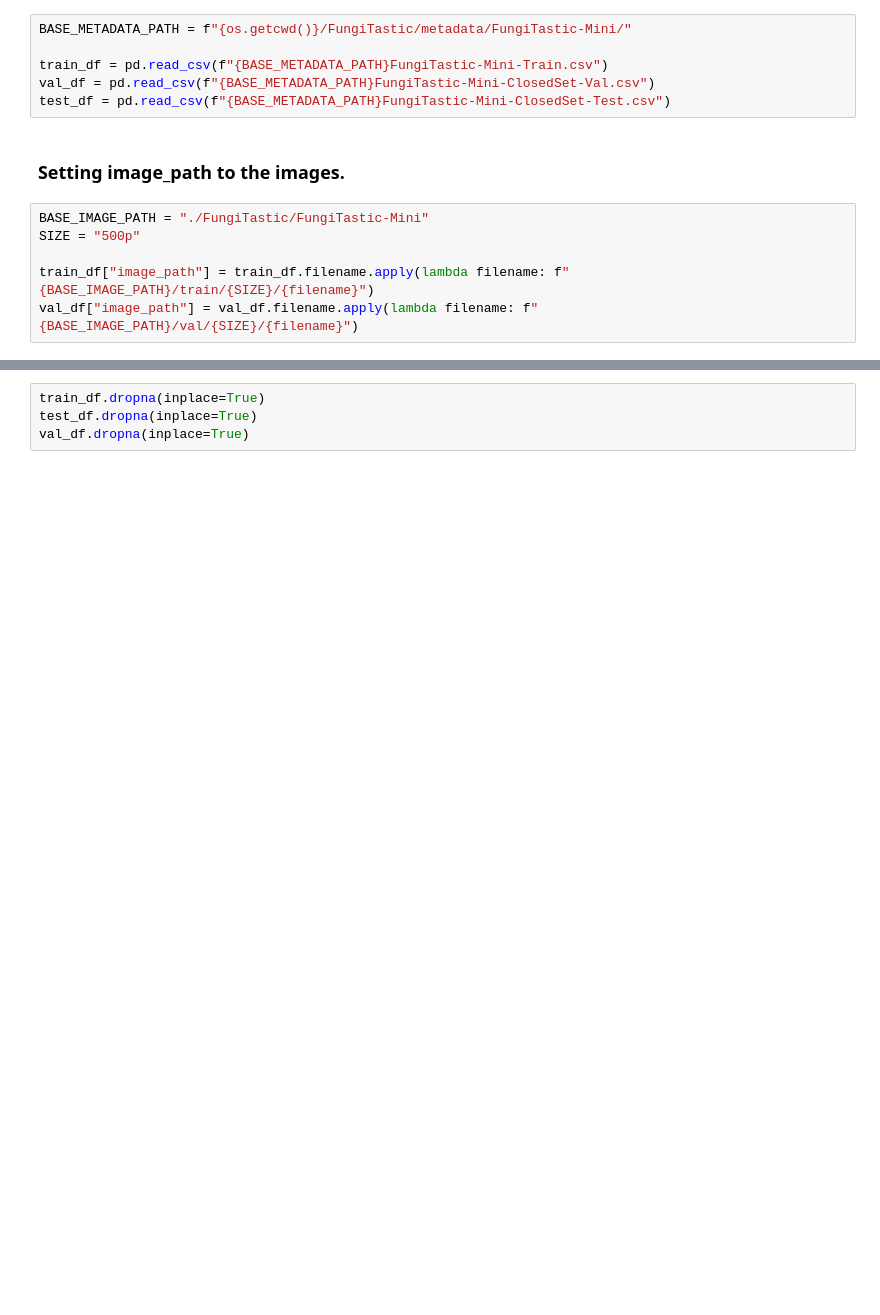
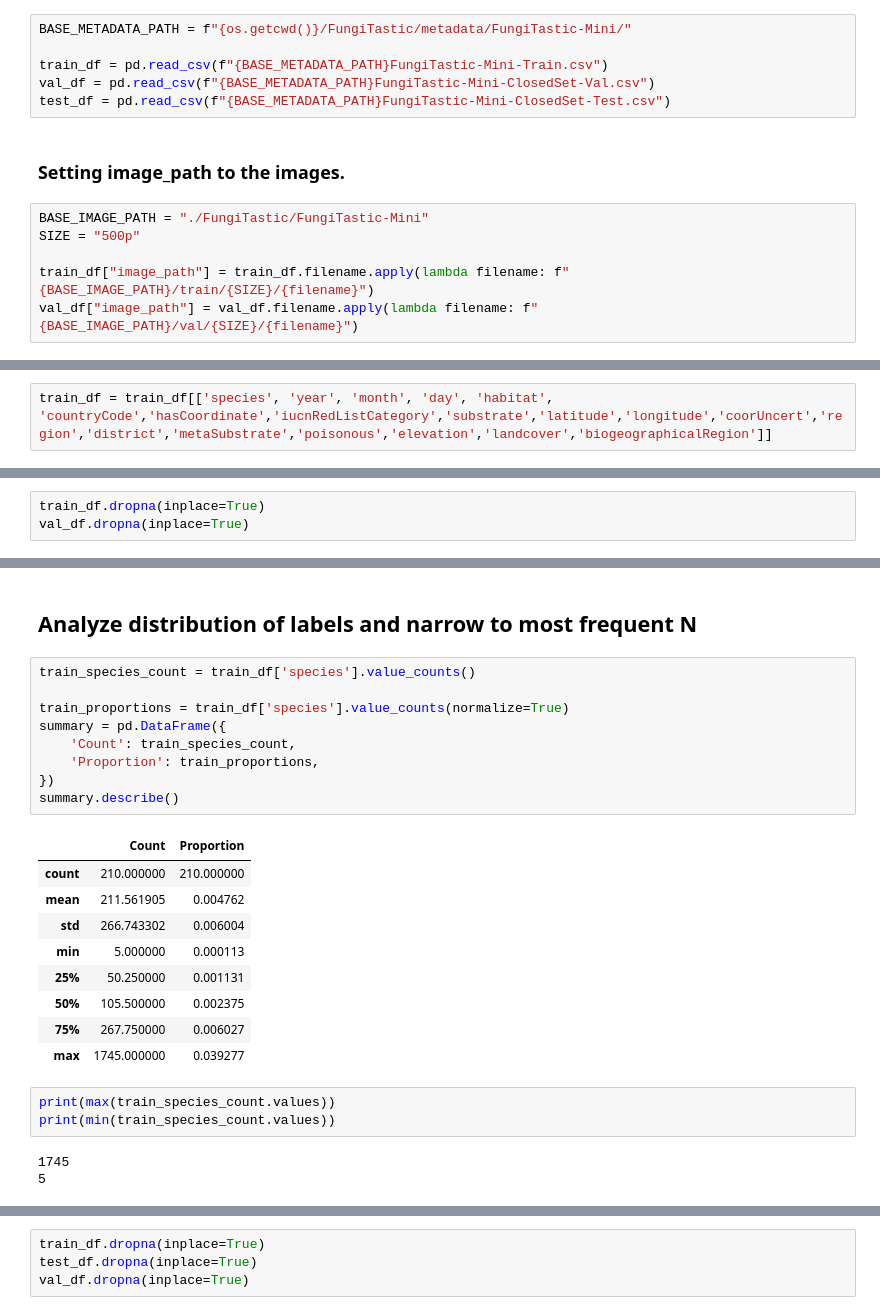
Before and after one commit to UC-Berkeley-I-School/fungitastic-classification-datasci207-Fall-2025, a Jupyter notebook: baselines/closed_set/train_Project_LogReg.ipynb, the cells around one changed output, grey strips where cells are left out. Cells and saved outputs as stored; diff of their text form; blank space fills up the shorter version.

```diff
--- a/baselines/closed_set/train_Project_LogReg.ipynb
+++ b/baselines/closed_set/train_Project_LogReg.ipynb
@@ -48,0 +59,2 @@ val_df["image_path"] = val_df.filename.apply(lambda filename: f"{BASE_IMAGE_PATH
+# %%
+train_df = train_df[['species', 'year', 'month', 'day', 'habitat', 'countryCode','hasCoordinate','iucnRedListCategory','substrate','latitude','longitude','coorUncert','region','district','metaSubstrate','poisonous','elevation','landcover','biogeographicalRegion']]
@@ -48,0 +79,3 @@ val_df["image_path"] = val_df.filename.apply(lambda filename: f"{BASE_IMAGE_PATH
+# %%
+train_df.dropna(inplace=True)
+val_df.dropna(inplace=True)
@@ -48,0 +96,27 @@ val_df["image_path"] = val_df.filename.apply(lambda filename: f"{BASE_IMAGE_PATH
+# %% [markdown]
+## Analyze distribution of labels and narrow to most frequent N
+# %%
+train_species_count = train_df['species'].value_counts()
+
+train_proportions = train_df['species'].value_counts(normalize=True)
+summary = pd.DataFrame({
+    'Count': train_species_count,
+    'Proportion': train_proportions,
+})
+summary.describe()
+# %% [output]
+|  | Count | Proportion |
+| count | 210.000000 | 210.000000 |
+| mean | 211.561905 | 0.004762 |
+| std | 266.743302 | 0.006004 |
+| min | 5.000000 | 0.000113 |
+| 25% | 50.250000 | 0.001131 |
+| 50% | 105.500000 | 0.002375 |
+| 75% | 267.750000 | 0.006027 |
+| max | 1745.000000 | 0.039277 |
+# %%
+print(max(train_species_count.values))
+print(min(train_species_count.values))
+# %% [output]
+1745
+5
```
Also changed, not shown: parts of 42 cells of this notebook.
